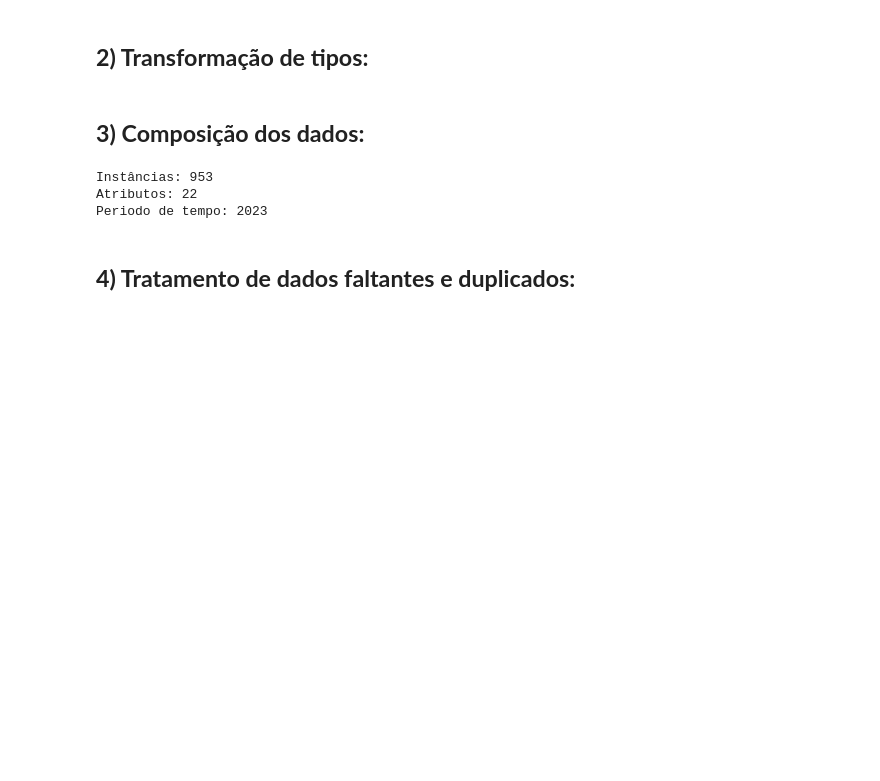
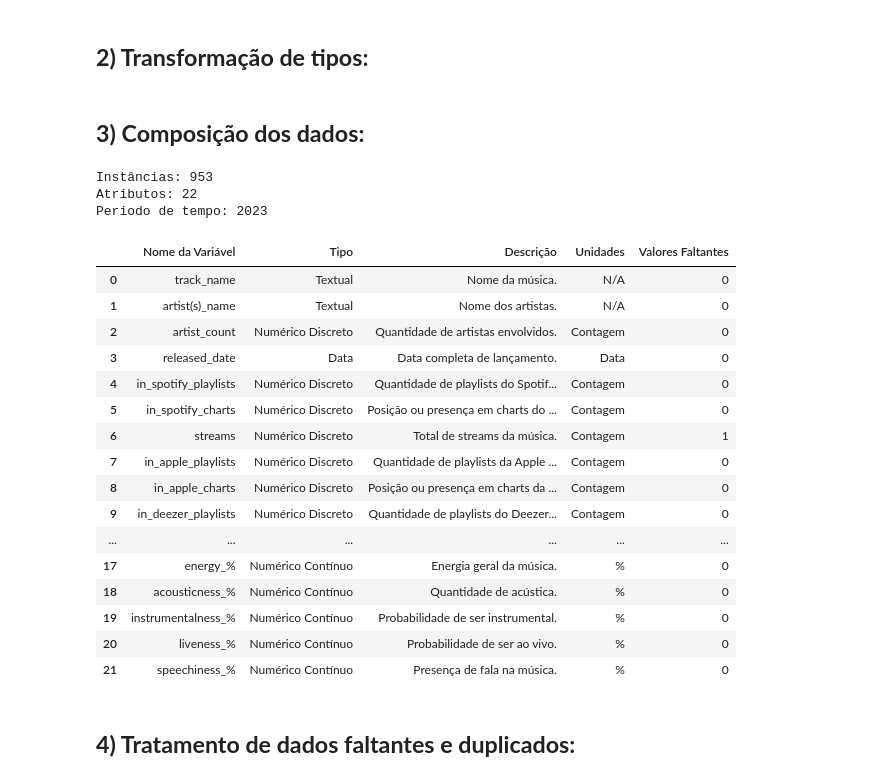
Before and after one commit to alyciandrade/CienciaDeDados, a Jupyter notebook: notebooks/charts-spotify.ipynb, the cells around one changed output. Saved outputs shown, nothing was run; the diff lists cells and outputs as text; code cells hidden in the pictures; blank space fills up the shorter version.

```diff
--- a/notebooks/charts-spotify.ipynb
+++ b/notebooks/charts-spotify.ipynb
@@ -62,7 +62,6 @@ df['in_shazam_charts'] = pd.to_numeric(df['in_shazam_charts'], errors='coerce')
 # %%
 colunas_tabela = ['Nome da Variável', 'Tipo', 'Descrição', 'Unidades', 'Valores Faltantes']
 
-# Lista com metadados do dataset Spotify 2023
 data_spotify = [
 
     ['track_name', 'Textual', 'Nome da música.', 'N/A', df['track_name'].isna().sum()],
@@ -78,33 +77,53 @@ data_spotify = [
     ['in_apple_playlists', 'Numérico Discreto', 'Quantidade de playlists da Apple contendo a música.', 'Contagem', df['in_apple_playlists'].isna().sum()],
     ['in_apple_charts', 'Numérico Discreto', 'Posição ou presença em charts da Apple.', 'Contagem', df['in_apple_charts'].isna().sum()],
 
     ['in_deezer_playlists', 'Numérico Discreto', 'Quantidade de playlists do Deezer contendo a música.', 'Contagem', df['in_deezer_playlists'].isna().sum()],
     ['in_deezer_charts', 'Numérico Discreto', 'Posição ou presença em charts do Deezer.', 'Contagem', df['in_deezer_charts'].isna().sum()],
 
     ['in_shazam_charts', 'Numérico Discreto', 'Posição ou presença nos charts do Shazam.', 'Contagem', df['in_shazam_charts'].isna().sum()],
 
     ['bpm', 'Numérico Contínuo', 'Batidas por minuto da música.', 'BPM', df['bpm'].isna().sum()],
     ['key', 'Categórico', 'Tom da música.', 'N/A', df['key'].isna().sum()],
     ['mode', 'Categórico Binário', 'Modo musical (maior=1, menor=0).', 'N/A', df['mode'].isna().sum()],
 
     ['danceability_%', 'Numérico Contínuo', 'Quão dançante é a música.', '%', df['danceability_%'].isna().sum()],
     ['valence_%', 'Numérico Contínuo', 'Valência emocional.', '%', df['valence_%'].isna().sum()],
     ['energy_%', 'Numérico Contínuo', 'Energia geral da música.', '%', df['energy_%'].isna().sum()],
     ['acousticness_%', 'Numérico Contínuo', 'Quantidade de acústica.', '%', df['acousticness_%'].isna().sum()],
     ['instrumentalness_%', 'Numérico Contínuo', 'Probabilidade de ser instrumental.', '%', df['instrumentalness_%'].isna().sum()],
     ['liveness_%', 'Numérico Contínuo', 'Probabilidade de ser ao vivo.', '%', df['liveness_%'].isna().sum()],
     ['speechiness_%', 'Numérico Contínuo', 'Presença de fala na música.', '%', df['speechiness_%'].isna().sum()]
 ]
 
 instancias, atributos = df.shape
 
 print("Instâncias:", instancias)
 print("Atributos:", atributos)
 print("Periodo de tempo: 2023")
+
+df_tabela = pd.DataFrame(data_spotify, columns=colunas_tabela)
+df_tabela
 # %% [output]
 Instâncias: 953
 Atributos: 22
 Periodo de tempo: 2023
+|  | Nome da Variável | Tipo | Descrição | Unidades | Valores Faltantes |
+| 0 | track_name | Textual | Nome da música. | N/A | 0 |
+| 1 | artist(s)_name | Textual | Nome dos artistas. | N/A | 0 |
+| 2 | artist_count | Numérico Discreto | Quantidade de artistas envolvidos. | Contagem | 0 |
+| 3 | released_date | Data | Data completa de lançamento. | Data | 0 |
+| 4 | in_spotify_playlists | Numérico Discreto | Quantidade de playlists do Spotif... | Contagem | 0 |
+| 5 | in_spotify_charts | Numérico Discreto | Posição ou presença em charts do ... | Contagem | 0 |
+| 6 | streams | Numérico Discreto | Total de streams da música. | Contagem | 1 |
+| 7 | in_apple_playlists | Numérico Discreto | Quantidade de playlists da Apple ... | Contagem | 0 |
+| 8 | in_apple_charts | Numérico Discreto | Posição ou presença em charts da ... | Contagem | 0 |
+| 9 | in_deezer_playlists | Numérico Discreto | Quantidade de playlists do Deezer... | Contagem | 0 |
+| ... | ... | ... | ... | ... | ... |
+| 17 | energy_% | Numérico Contínuo | Energia geral da música. | % | 0 |
+| 18 | acousticness_% | Numérico Contínuo | Quantidade de acústica. | % | 0 |
+| 19 | instrumentalness_% | Numérico Contínuo | Probabilidade de ser instrumental. | % | 0 |
+| 20 | liveness_% | Numérico Contínuo | Probabilidade de ser ao vivo. | % | 0 |
+| 21 | speechiness_% | Numérico Contínuo | Presença de fala na música. | % | 0 |
 # %% [markdown]
 ## **4) Tratamento de dados faltantes e duplicados:**
 # %%
```
Also changed, not shown: parts of 1 cell of this notebook, 2 other files.
